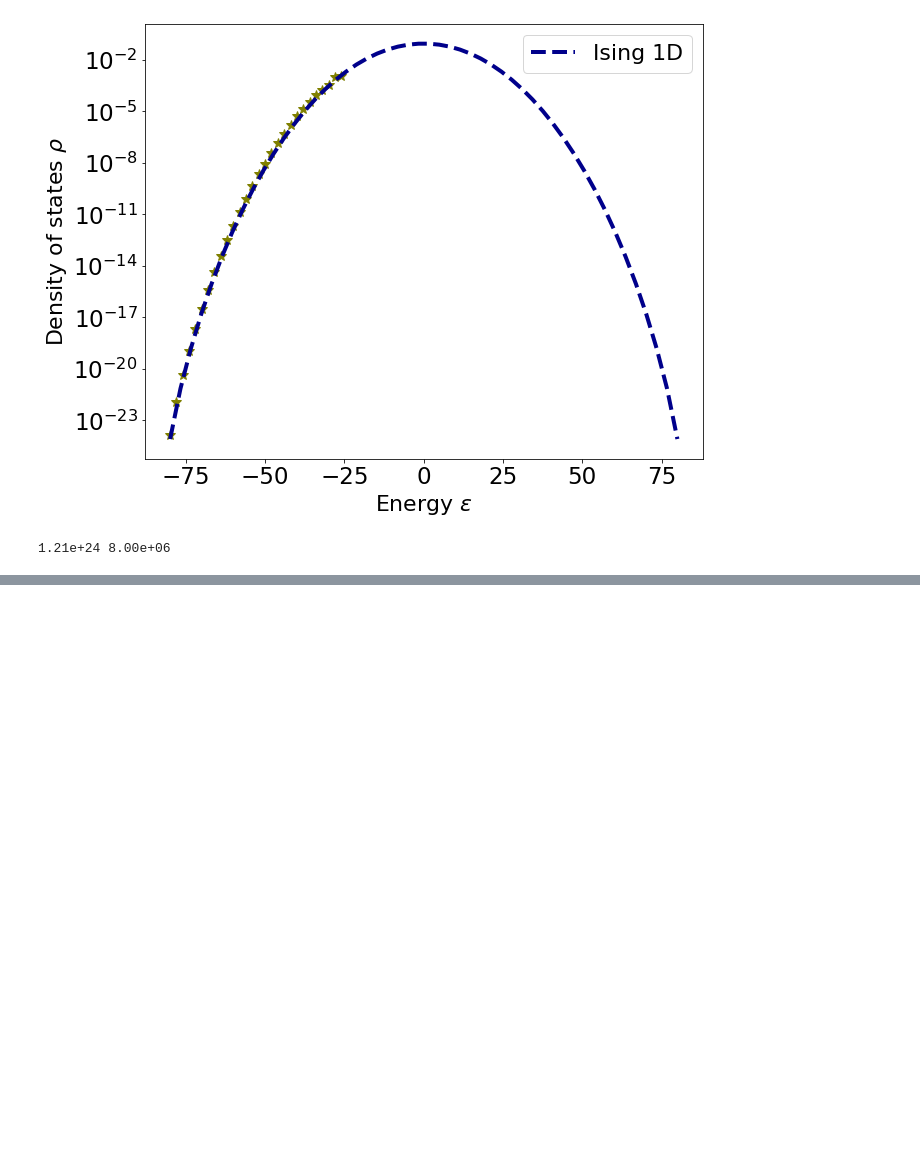
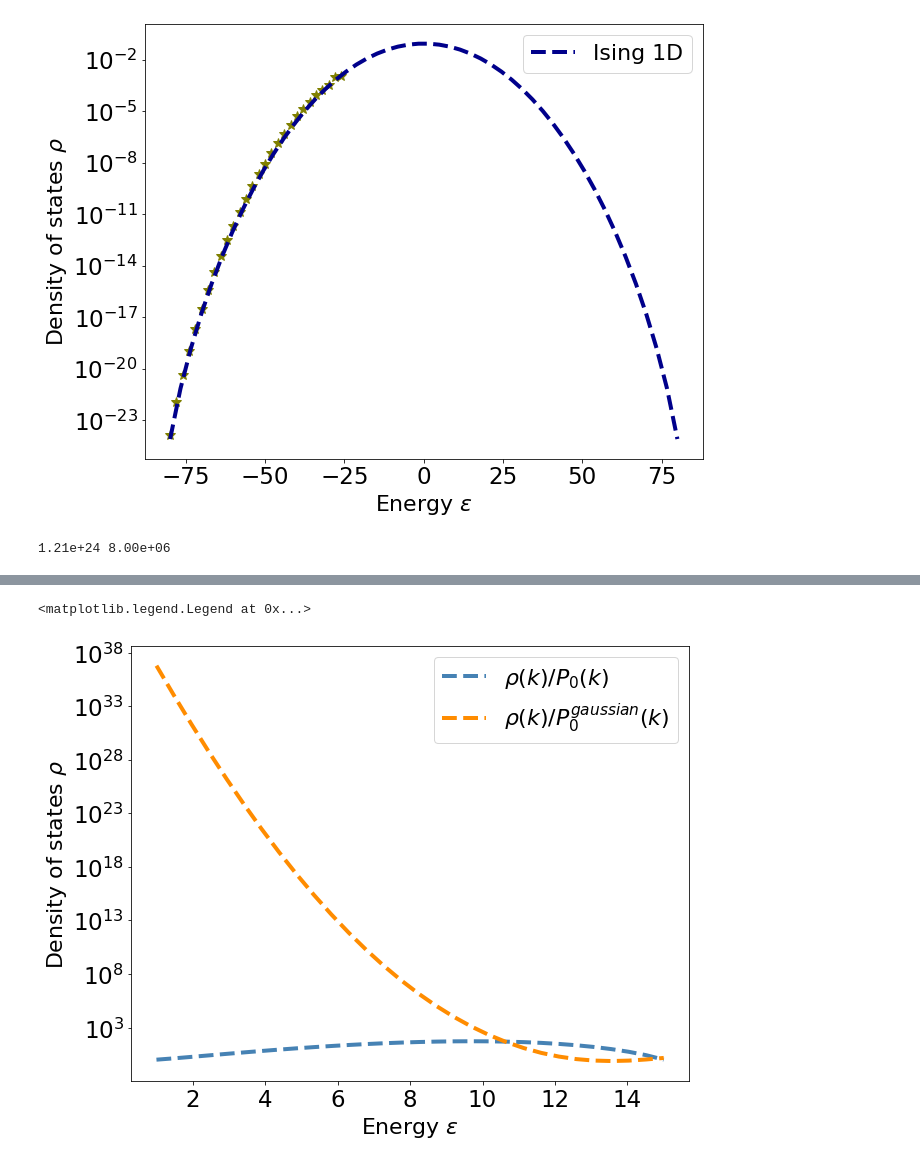
Before and after one commit to rmorantovar/Immune_System, a Jupyter notebook: Jupyter_Notebooks/5_Geometric_exponent.ipynb, the cells around one changed output, grey strips where cells are left out. Drawn from its saved outputs; the diff is of its cells as text; code cells hidden in the pictures; blank space fills up the shorter version.

```diff
--- a/Jupyter_Notebooks/5_Geometric_exponent.ipynb
+++ b/Jupyter_Notebooks/5_Geometric_exponent.ipynb
@@ -73,3 +79,18 @@ ax.legend(loc = 0, fontsize = 22)
+# %%
+fig, ax = plt.subplots(figsize = (10,8))
+
+ax.plot(k, ((sc.comb(L, k)*(d-1)**k)/P0(k)), linewidth = 4 , label = r'$\rho(k)/P_0(k)$', color = 'steelblue', linestyle = '--');
+ax.plot(k, ((sc.comb(L, k)*(d-1)**k)/P0_gaussian(k)), linewidth = 4 , label = r'$\rho(k)/P_0^{gaussian}(k)$', color = 'darkorange', linestyle = '--');
+
+
+ax.set_yscale('log')
+ax.set_xlabel('Energy $\epsilon$', fontsize = 22)
+ax.set_ylabel(r'Density of states $\rho$', fontsize = 22)
+ax.tick_params(labelsize = 23)
+ax.legend(loc = 0, fontsize = 22)
+# %% [output]
+<matplotlib.legend.Legend at 0x...>
+[figure, added]
 # %%
 fig, ax = plt.subplots(figsize = (10,8))
 
```
Also changed, not shown: parts of 5 cells of this notebook.
